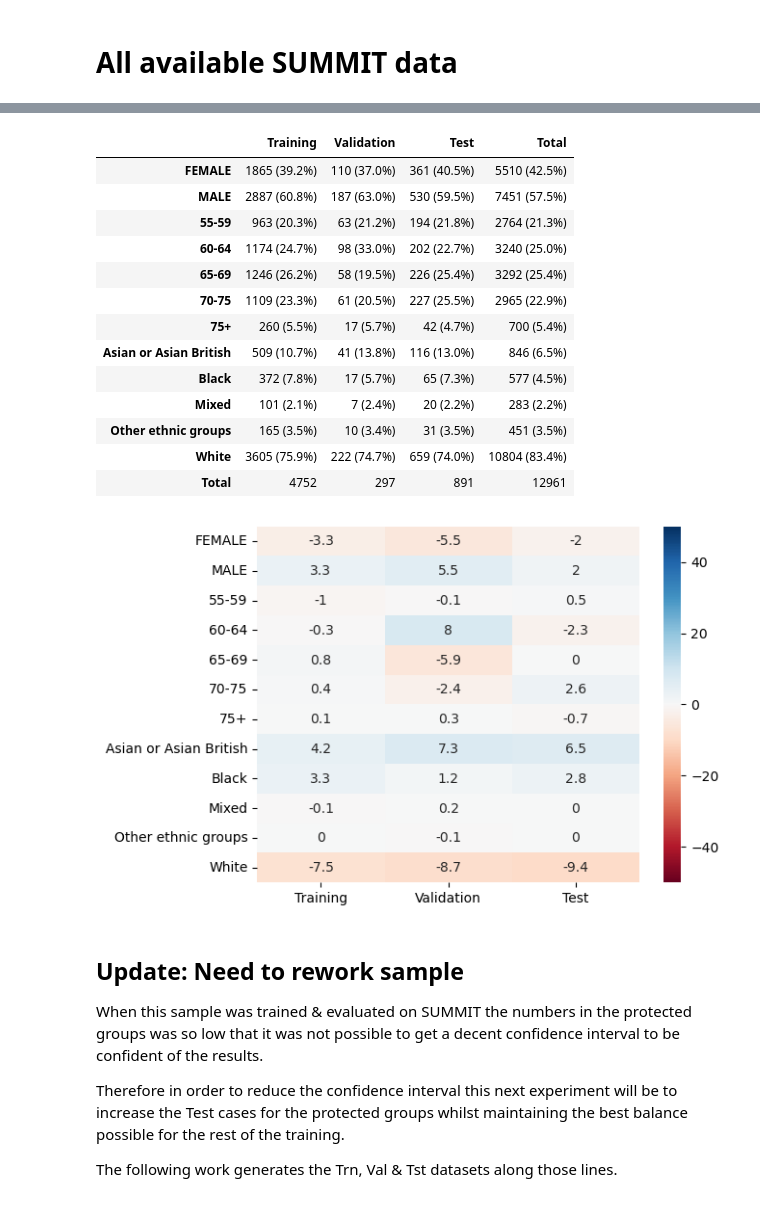
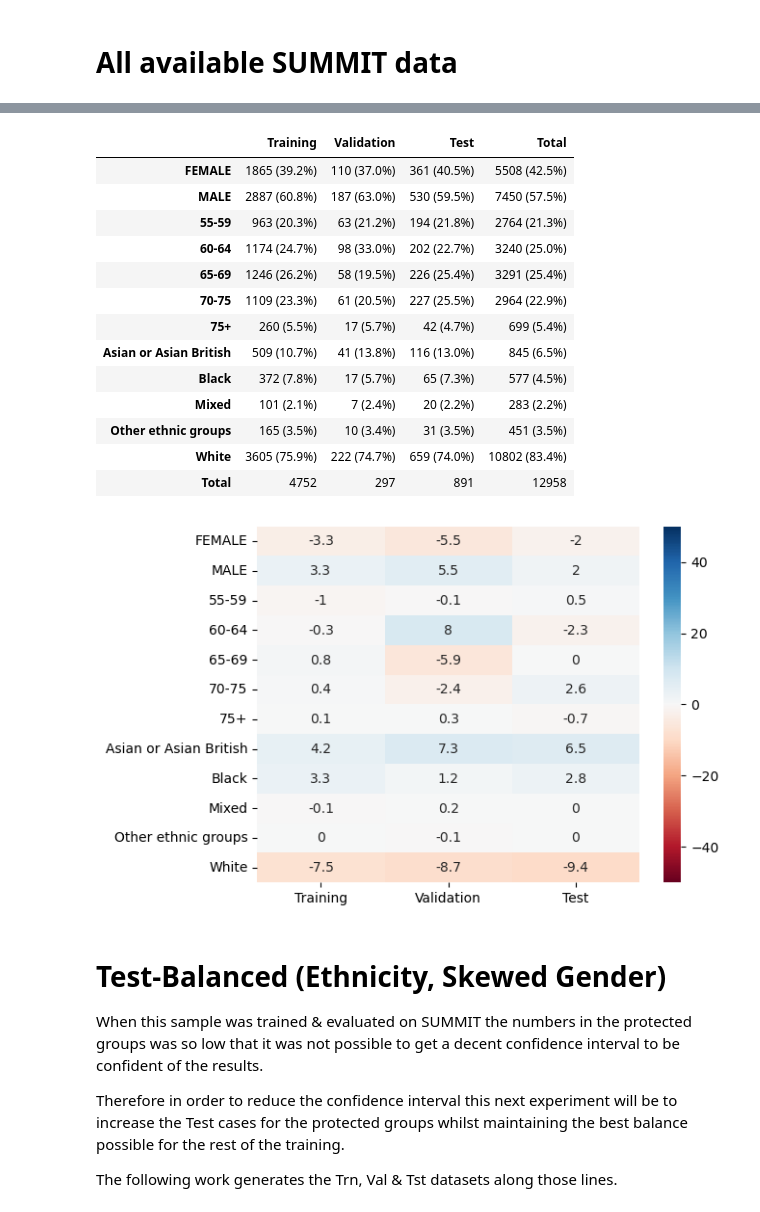
Before and after one commit to johnmccabe44/fairness-in-nodule-detection, a Jupyter notebook: notebooks/FairnessInNoduleDetectionAlgorithms/experiment_design.ipynb, the cells around one changed output, grey strips where cells are left out. Drawn from its saved outputs; the diff is of its cells as text; code cells hidden in the pictures.

Commit message:
Added pure samples

```diff
--- a/notebooks/FairnessInNoduleDetectionAlgorithms/experiment_design.ipynb
+++ b/notebooks/FairnessInNoduleDetectionAlgorithms/experiment_design.ipynb
@@ -293,45 +384,46 @@ The lowest mse error is so close to the 100% sample selection point that it does
 # %%
 
-training_data = pd.read_csv(f'{workspace_path}/metadata/summit/partial/training_scans_metadata.csv', low_memory=False).assign(Available=True)
-validation_data = pd.read_csv(f'{workspace_path}/metadata/summit/partial/validation_scans_metadata.csv', low_memory=False).assign(Available=True)
-test_data = pd.read_csv(f'{workspace_path}/metadata/summit/partial/test_scans_metadata.csv', low_memory=False).assign(Available=True)
+# Historically generated dataset no need to generate here
 
+training_scans_metadata = pd.read_csv(f'{workspace_path}/metadata/summit/partial/training_scans_metadata.csv', low_memory=False).assign(Available=True)
+validation_scans_metadata = pd.read_csv(f'{workspace_path}/metadata/summit/partial/validation_scans_metadata.csv', low_memory=False).assign(Available=True)
+test_scans_metadata = pd.read_csv(f'{workspace_path}/metadata/summit/partial/test_scans_metadata.csv', low_memory=False).assign(Available=True)
 
 datasets = {
     'total' : person_data,
     'training' :
     {
-        'partial' : training_data
+        'partial' : training_scans_metadata
     },
     'validation' :
     {
-        'partial' : validation_data
+        'partial' : validation_scans_metadata
     },
     'test' :
     {
-        'partial' : test_data
+        'partial' : test_scans_metadata
     }
 }
 
 combine_datasets_profiles('partial', datasets)
 # %% [output]
 |  | Training | Validation | Test | Total |
-| FEMALE | 1865 (39.2%) | 110 (37.0%) | 361 (40.5%) | 5510 (42.5%) |
-| MALE | 2887 (60.8%) | 187 (63.0%) | 530 (59.5%) | 7451 (57.5%) |
+| FEMALE | 1865 (39.2%) | 110 (37.0%) | 361 (40.5%) | 5508 (42.5%) |
+| MALE | 2887 (60.8%) | 187 (63.0%) | 530 (59.5%) | 7450 (57.5%) |
 | 55-59 | 963 (20.3%) | 63 (21.2%) | 194 (21.8%) | 2764 (21.3%) |
 | 60-64 | 1174 (24.7%) | 98 (33.0%) | 202 (22.7%) | 3240 (25.0%) |
-| 65-69 | 1246 (26.2%) | 58 (19.5%) | 226 (25.4%) | 3292 (25.4%) |
-| 70-75 | 1109 (23.3%) | 61 (20.5%) | 227 (25.5%) | 2965 (22.9%) |
-| 75+ | 260 (5.5%) | 17 (5.7%) | 42 (4.7%) | 700 (5.4%) |
-| Asian or Asian British | 509 (10.7%) | 41 (13.8%) | 116 (13.0%) | 846 (6.5%) |
+| 65-69 | 1246 (26.2%) | 58 (19.5%) | 226 (25.4%) | 3291 (25.4%) |
+| 70-75 | 1109 (23.3%) | 61 (20.5%) | 227 (25.5%) | 2964 (22.9%) |
+| 75+ | 260 (5.5%) | 17 (5.7%) | 42 (4.7%) | 699 (5.4%) |
+| Asian or Asian British | 509 (10.7%) | 41 (13.8%) | 116 (13.0%) | 845 (6.5%) |
 | Black | 372 (7.8%) | 17 (5.7%) | 65 (7.3%) | 577 (4.5%) |
 | Mixed | 101 (2.1%) | 7 (2.4%) | 20 (2.2%) | 283 (2.2%) |
 | Other ethnic groups | 165 (3.5%) | 10 (3.4%) | 31 (3.5%) | 451 (3.5%) |
-| White | 3605 (75.9%) | 222 (74.7%) | 659 (74.0%) | 10804 (83.4%) |
-| Total | 4752 | 297 | 891 | 12961 |
+| White | 3605 (75.9%) | 222 (74.7%) | 659 (74.0%) | 10802 (83.4%) |
+| Total | 4752 | 297 | 891 | 12958 |
 [figure]
 # %% [markdown]
-## Update: Need to rework sample
+# Test-Balanced (Ethnicity, Skewed Gender)
 
 When this sample was trained & evaluated on SUMMIT the numbers in the protected groups was so low that it was not possible to get a decent confidence interval to be confident of the results.
 
```
Also changed, not shown: parts of 23 cells of this notebook.
